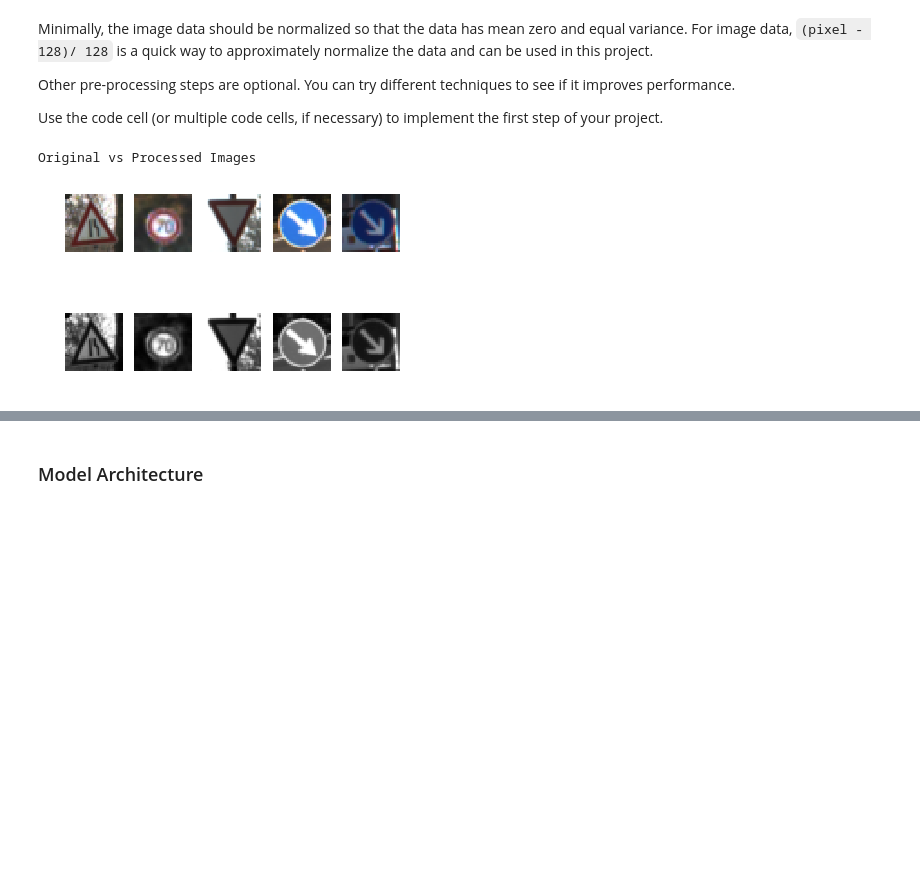
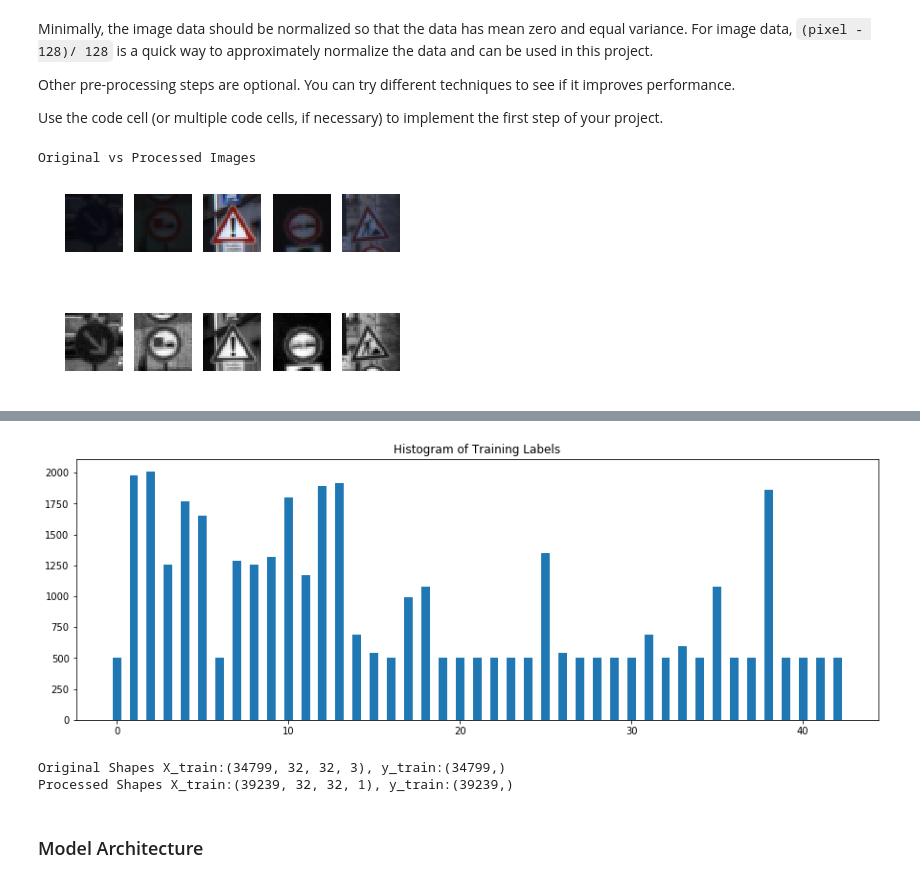
Before and after one commit to psharm8/CarND-Traffic-Sign-Classifier-Project, a Jupyter notebook: Traffic_Sign_Classifier.ipynb, the cells around one changed output, grey strips where cells are left out. Drawn from its saved outputs; the diff is of its cells as text; code cells hidden in the pictures; blank space fills up the shorter version.

Commit message:
Accuracy 96%
Data augmentation

```diff
--- a/Traffic_Sign_Classifier.ipynb
+++ b/Traffic_Sign_Classifier.ipynb
@@ -106,16 +106,20 @@ import matplotlib.pyplot as plt
 fig, ax = plt.subplots(1,5, figsize=(10,5))
 
 for i in range(5):
-    r_idx = random.randint(0, len(X_train))
+    r_idx = random.randint(0, n_train)
     image = X_train[r_idx]
     ax[i].axis('off')
     ax[i].imshow(image)
     ax[i].set_title(y_train[r_idx])
 
+
 # Histogram
-h_fig = plt.figure(figsize=(15, 5))
-h_ax = h_fig.add_subplot(111)
-h_ax.set_title("Histogram of Training Labels")
-h_ax.set_xlim((0, n_classes-1))
-n, bins, patches = h_ax.hist(y_train, bins=n_classes-1, rwidth=0.5)
+def plotHistogram(labels, bins):
+    h_fig = plt.figure(figsize=(15, 5))
+    h_ax = h_fig.add_subplot(111)
+    h_ax.set_title("Histogram of Training Labels")
+#     h_ax.set_xlim((0, bins))
+    n, bins, patches = h_ax.hist(labels, bins=range(bins+1), align='left', rwidth=0.5)
+
+plotHistogram(y_train, n_classes)
 # %% [output]
@@ -173,41 +184,54 @@ def normalize(input):
     n_input =  (input - 128)/128
     return n_input
 
-def augment(data, labels, hist):
-    for i in range(len(hist)):
-        count = hist[i]
-        add = 1000 - count
-        # Append only if number of samples is less than 1000
+def augment(data, labels):
+    added_data=[]
+    added_labels=[]
+    for i in range(n_classes):
+        # indices where class is 'i'
+        class_idx = np.where(labels == i)[0]
+        count = len(class_idx)
+        add = 500 - count
+        # Append only if number of samples is less than 500
         if add>0:
             print("Appending {} images to class {}".format(add,i))
-            # indices where class is 'i'
-            class_idx = np.where(labels == i)[0]
             # append 'add' additional images to data and classes to labels
+            for x in range(add):
+                idx=class_idx[x%count]
+                img=data[idx]
+                label=labels[idx]
+                added_data.append(img)
+                added_labels.append(label)
+    data = np.append(data, added_data, axis=0)
+    labels = np.append(labels, added_labels, axis=0)
+    return data, labels
 
 
 def preprocess(input):
+    #output = input
     output = rgb2gray(input)
     output = normalize(output)
     return output
 
 X_train_processed = preprocess(X_train)
 X_valid_processed = preprocess(X_valid)
 X_test_processed = preprocess(X_test)
 
 # Random samples
 fig, ax = plt.subplots(2,5)
 
 print("Original vs Processed Images")
 for i in range(5):
-    r_idx = random.randint(0, len(X_train_gray))
+    r_idx = random.randint(0, len(X_train_processed))
     image = X_train_processed[r_idx]
     original = X_train[r_idx]
     ax[0][i].axis('off')
     ax[0][i].imshow(original)
     ax[1][i].axis('off')
     ax[1][i].imshow(image.squeeze(), cmap='gray')
 plt.show()
-augment(X_train_processed, y_train, n)
+X_train_processed, y_train_processed = augment(X_train_processed, y_train)
+plotHistogram(y_train_processed, n_classes)
 # %% [output]
 Original vs Processed Images
-[figure, old version]
+[figure, new version]
@@ -231,8 +255,15 @@ Appending 580.0 images to class 41
+[figure, added]
 # %%
 # Set the processed images
+print("Original Shapes X_train:{}, y_train:{}".format(X_train.shape, y_train.shape))
 X_train = X_train_processed
+y_train = y_train_processed
 X_valid = X_valid_processed
 X_test = X_test_processed
+print("Processed Shapes X_train:{}, y_train:{}".format(X_train.shape, y_train.shape))
+# %% [output]
+Original Shapes X_train:(34799, 32, 32, 3), y_train:(34799,)
+Processed Shapes X_train:(39239, 32, 32, 1), y_train:(39239,)
 # %% [markdown]
 ### Model Architecture
 # %%
```
Also changed, not shown: parts of 10 cells of this notebook, 3 other files.
